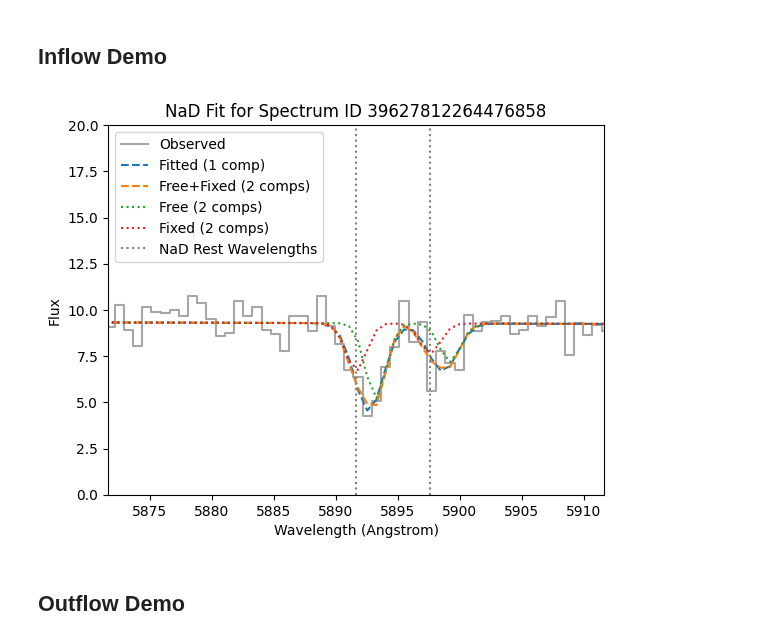
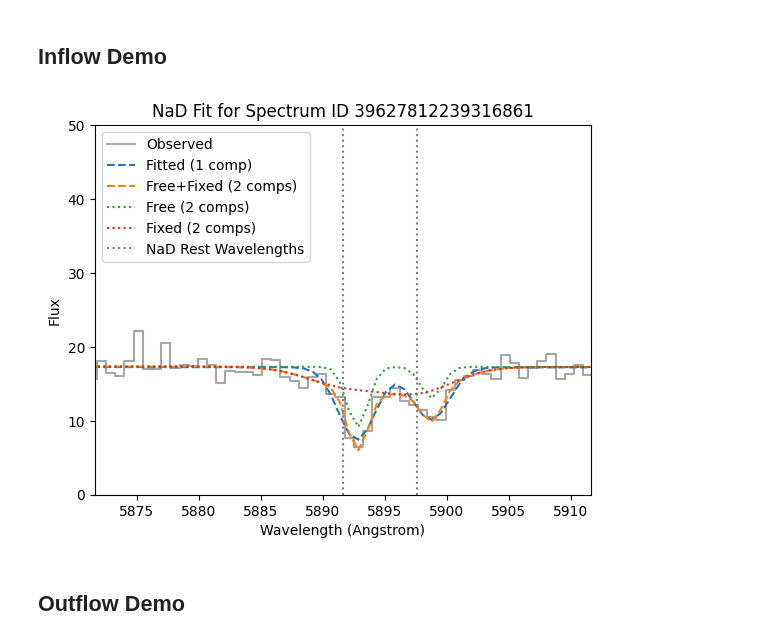
Before and after one commit to hyp0515/searching_inflow, a Jupyter notebook: anaylze_fit_wo_z_adjust.ipynb, the cells around one changed output. Drawn from its saved outputs; the diff is of its cells as text; code cells hidden in the pictures.

```diff
--- a/anaylze_fit_wo_z_adjust.ipynb
+++ b/anaylze_fit_wo_z_adjust.ipynb
@@ -107,33 +107,33 @@ Max Outflow dlam: -4.999999999945236 for ID 39627757516228442
 # %% [markdown]
 ## Inflow Demo
 # %%
-idx = Fit.id2index(39627812264476858)
+idx = Fit.id2index(39627812239316861)
 
 params_s, status_s = Fit.fit_flux(id=Fit.targetID[idx], lam0=[*NaD_rest], two_component=False, fit_z=False, e_or_a='a')
 fitted_model_s = model(Fit.data_stack[idx, 0, :], gaussian_parms=params_s['gaussian_params'], conti_parms=params_s['conti_params'])
 
 params_d, status_d = Fit.fit_flux(id=Fit.targetID[idx], lam0=[*NaD_rest], two_component=True, fit_z=False, e_or_a='a')
 fitted_model_d = model(Fit.data_stack[idx, 0, :], gaussian_parms=params_d['gaussian_params'], conti_parms=params_d['conti_params'])
 free_model = model(Fit.data_stack[idx, 0, :], gaussian_parms=params_d['free_comps'], conti_parms=params_d['conti_params'])
 fixed_model = model(Fit.data_stack[idx, 0, :], gaussian_parms=params_d['fixed_comps'], conti_parms=params_d['conti_params'])
 
 crop_region = [lines_vac['NaD'][0]-20, lines_vac['NaD'][0]+20]
 plt.step(Fit.data_stack[idx, 0, :], Fit.data_stack[idx, 1, :], label='Observed', where='mid', color='gray', alpha=0.7)
 plt.plot(Fit.data_stack[idx, 0, :], fitted_model_s, label='Fitted (1 comp)', linestyle='--')
 plt.plot(Fit.data_stack[idx, 0, :], fitted_model_d, label='Free+Fixed (2 comps)', linestyle='--')
 plt.plot(Fit.data_stack[idx, 0, :], free_model, label='Free (2 comps)', linestyle=':')
 plt.plot(Fit.data_stack[idx, 0, :], fixed_model, label='Fixed (2 comps)', linestyle=':')
 plt.axvline(x=NaD_rest[0], color='gray', linestyle=':', label='NaD Rest Wavelengths')
 plt.axvline(x=NaD_rest[1], color='gray', linestyle=':')
 plt.xlabel('Wavelength (Angstrom)')
 plt.ylabel('Flux')
 plt.title(f'NaD Fit for Spectrum ID {Fit.targetID[idx]}')
 plt.legend()
 plt.xlim(crop_region)
-plt.ylim(bottom=0, top=20)
+plt.ylim(bottom=0, top=50)
 plt.show()
 # %% [output]
-[figure, old version]
+[figure, new version]
 # %% [markdown]
 ## Outflow Demo
 # %%
```
Also changed, not shown: parts of 8 cells of this notebook, 7 other files.
